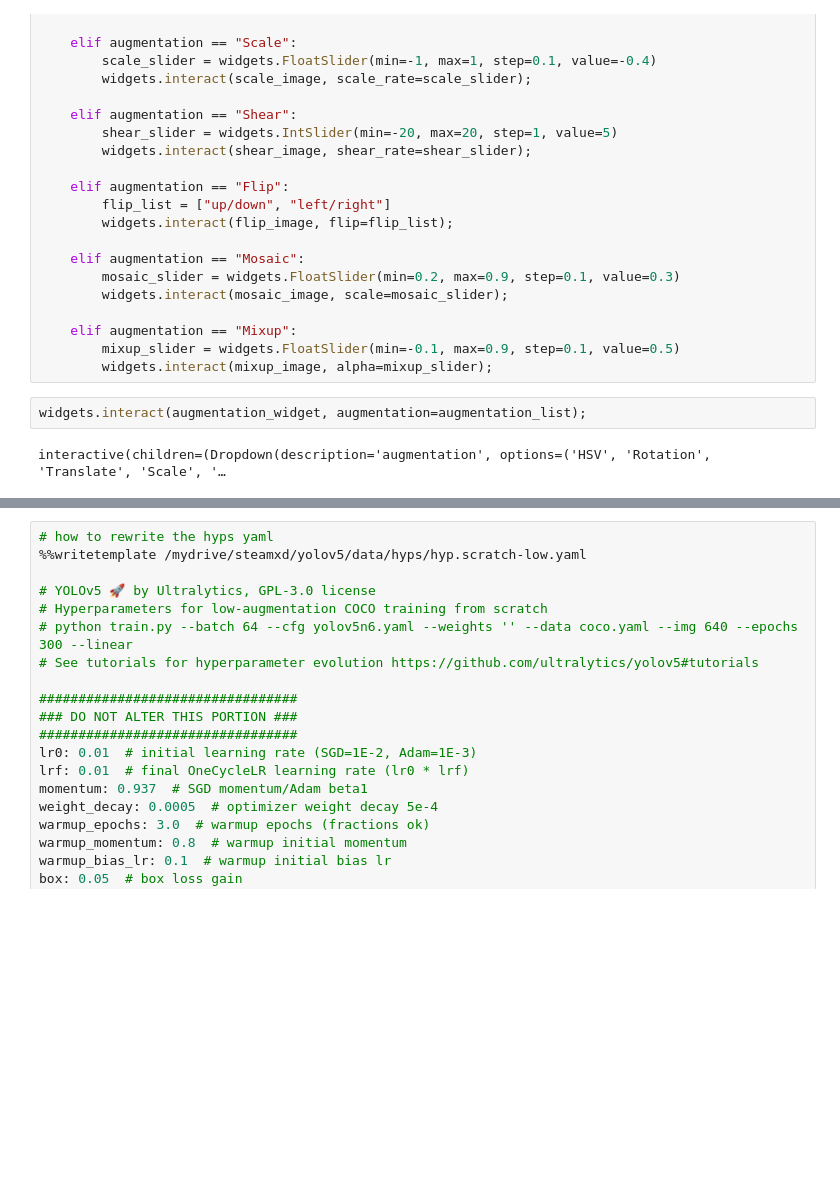
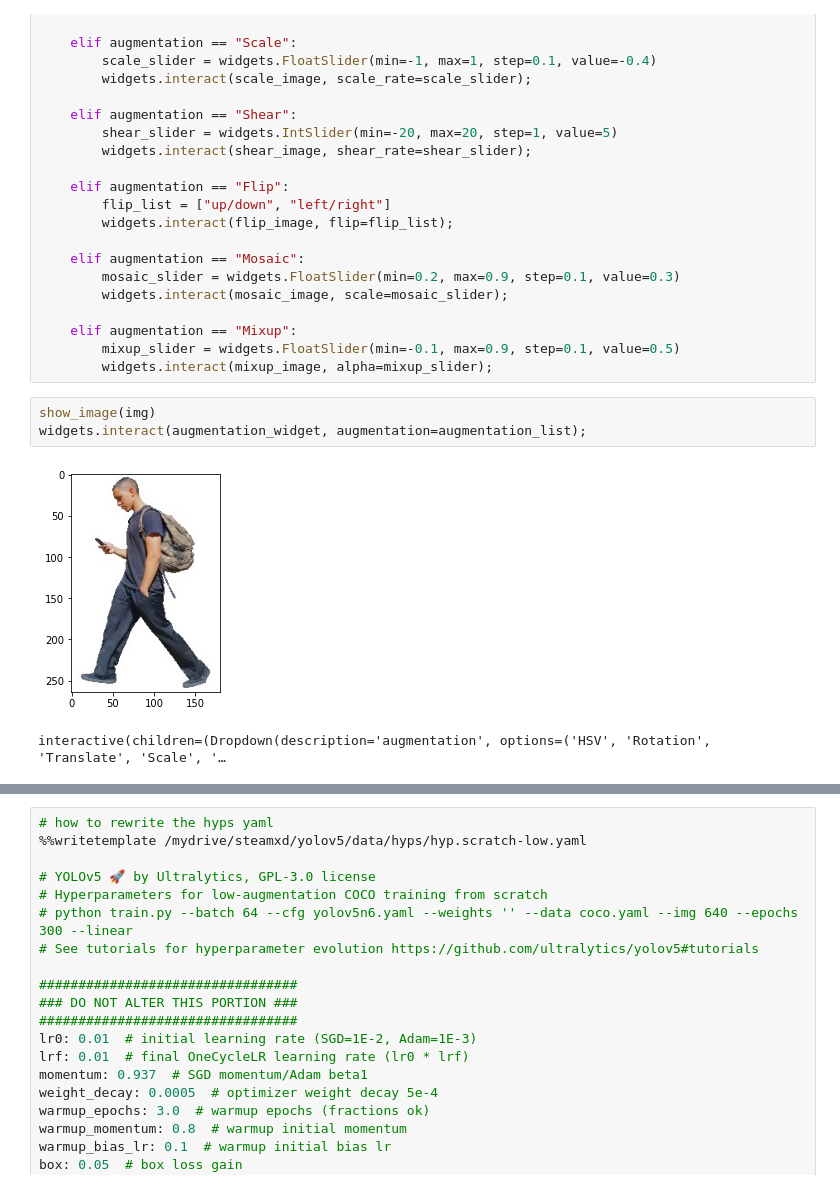
Before and after one commit to leemjm92/STEAMxD, a Jupyter notebook: custom-yolov5-object-detection.ipynb, the cells around one changed output, grey strips where cells are left out. Drawn from its saved outputs; the diff is of its cells as text; blank space fills up the shorter version.

```diff
--- a/custom-yolov5-object-detection.ipynb
+++ b/custom-yolov5-object-detection.ipynb
@@ -257,8 +261,10 @@ def augmentation_widget(augmentation):
         mixup_slider = widgets.FloatSlider(min=-0.1, max=0.9, step=0.1, value=0.5)
         widgets.interact(mixup_image, alpha=mixup_slider);
 # %%
+show_image(img)
 widgets.interact(augmentation_widget, augmentation=augmentation_list);
 # %% [output]
+[figure, added]
 interactive(children=(Dropdown(description='augmentation', options=('HSV', 'Rotation', 'Translate', 'Scale', '…
 # %% [markdown]
 ## Image Augmentation Parameters
```
Also changed, not shown: parts of 2 cells of this notebook, 1 other file.
